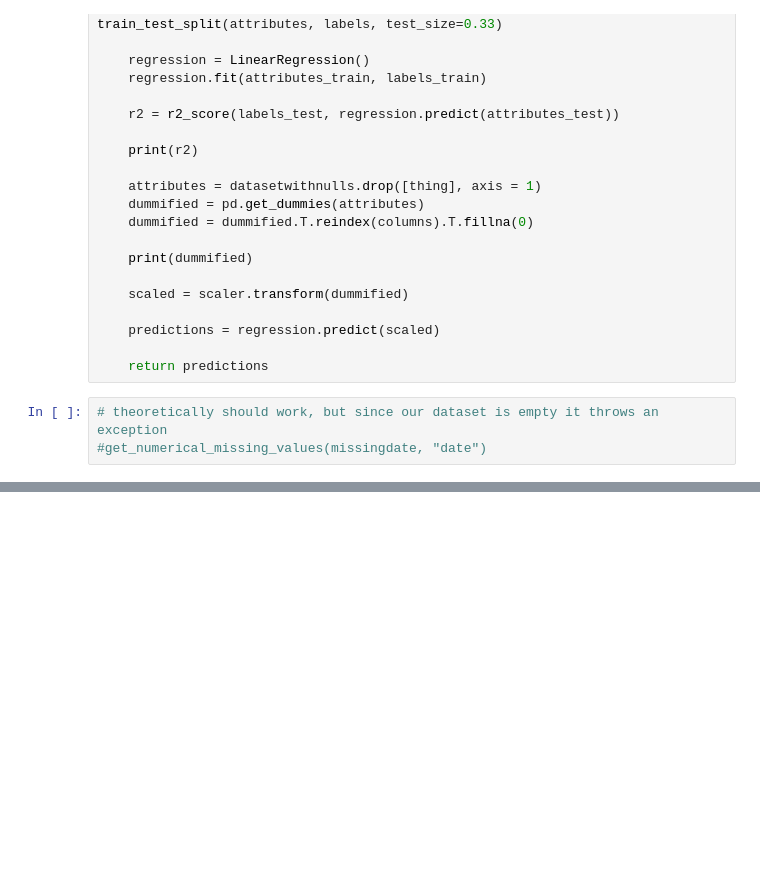
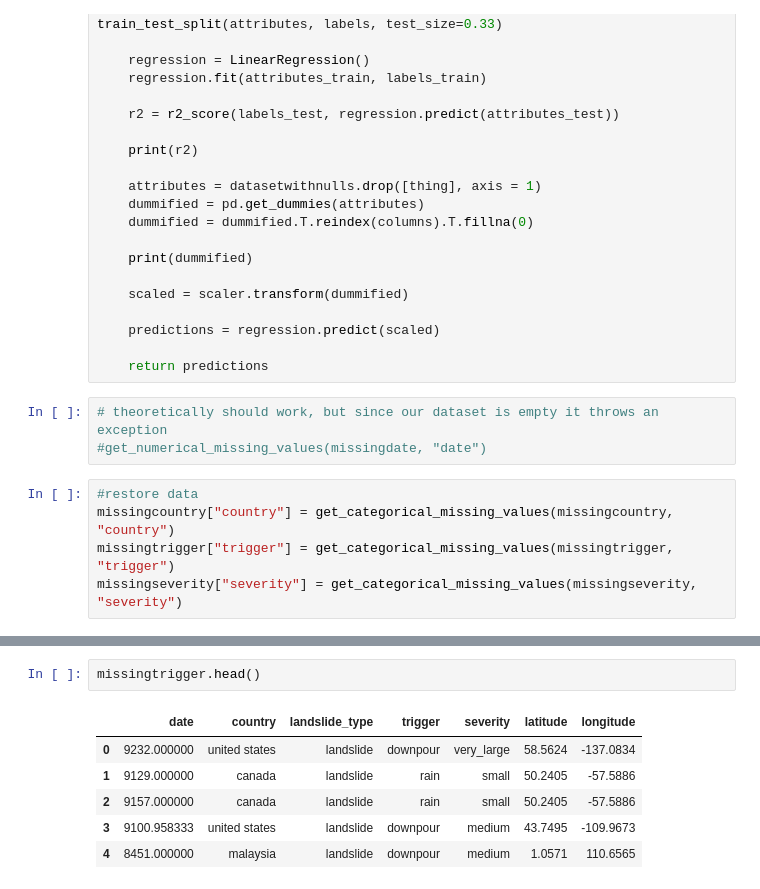
Before and after one commit to GenchoBG/ChasersOfTheLostData, a Jupyter notebook: chasers.ipynb, the cells around one changed output, grey strips where cells are left out. Drawn from its saved outputs; the diff is of its cells as text; blank space fills up the shorter version.

Commit message:
Use implemented algorithms to restore some of our dataset

```diff
--- a/chasers.ipynb
+++ b/chasers.ipynb
@@ -375,3 +400,8 @@ def get_numerical_missing_values(datasetwithnulls, thing):
 # %%
 # theoretically should work, but since our dataset is empty it throws an exception
 #get_numerical_missing_values(missingdate, "date")
+# %%
+#restore data
+missingcountry["country"] = get_categorical_missing_values(missingcountry, "country")
+missingtrigger["trigger"] = get_categorical_missing_values(missingtrigger, "trigger")
+missingseverity["severity"] = get_categorical_missing_values(missingseverity, "severity")
@@ -377,0 +421,9 @@ def get_numerical_missing_values(datasetwithnulls, thing):
+# %%
+missingtrigger.head()
+# %% [output]
+|  | date | country | landslide_type | trigger | severity | latitude | longitude |
+| 0 | 9232.000000 | united states | landslide | downpour | very_large | 58.5624 | -137.0834 |
+| 1 | 9129.000000 | canada | landslide | rain | small | 50.2405 | -57.5886 |
+| 2 | 9157.000000 | canada | landslide | rain | small | 50.2405 | -57.5886 |
+| 3 | 9100.958333 | united states | landslide | downpour | medium | 43.7495 | -109.9673 |
+| 4 | 8451.000000 | malaysia | landslide | downpour | medium | 1.0571 | 110.6565 |
```
Also changed, not shown: parts of 13 cells of this notebook.
